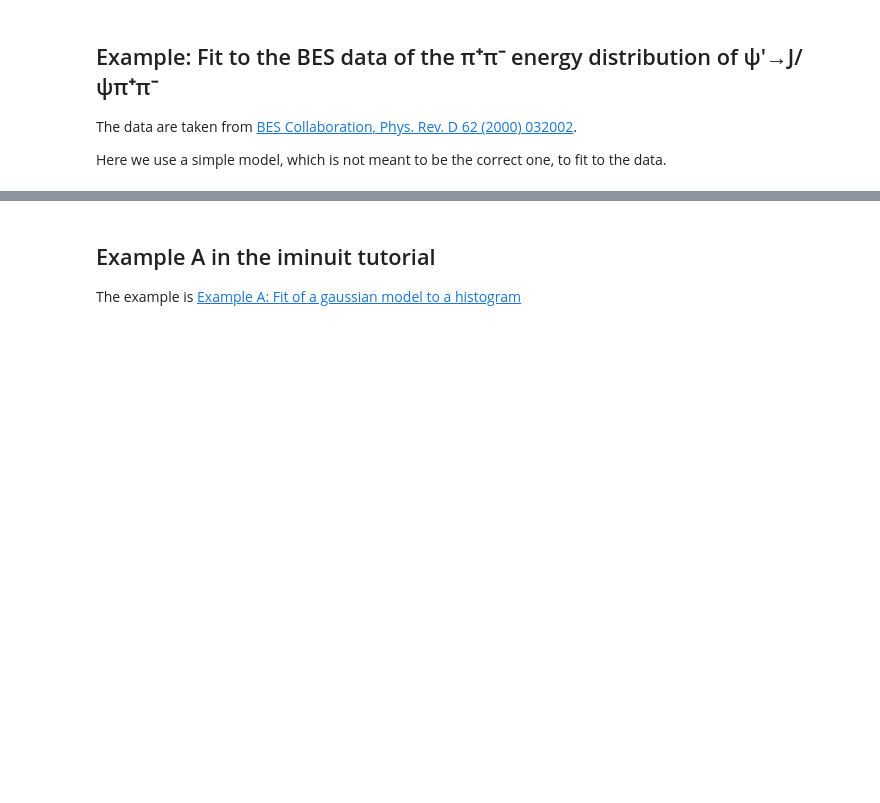
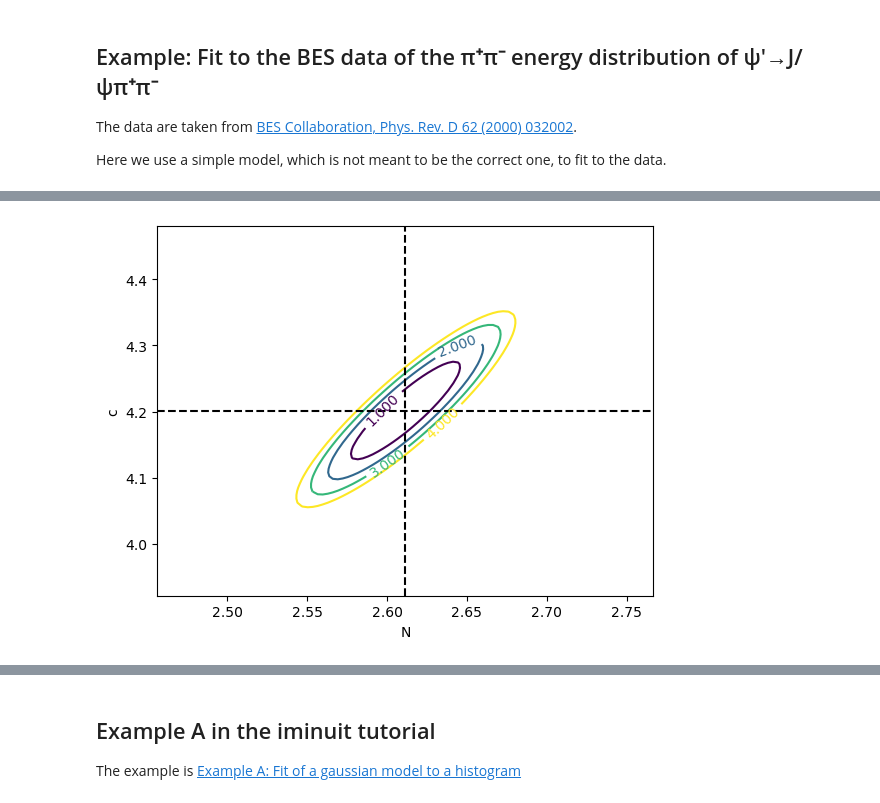
Before and after one commit to fkguo/IMinuit.jl, a Jupyter notebook: docs/example.ipynb, the cells around one changed output, grey strips where cells are left out. Cells and saved outputs as stored; diff of their text form; code cells hidden in the pictures; blank space fills up the shorter version.

```diff
--- a/docs/example.ipynb
+++ b/docs/example.ipynb
@@ -118,0 +142,5 @@ Closest candidates are:
+# %%
+# MIGRAD contour of two parameters with the other ones fixed
+fit.draw_contour(:N, :c, bound=3, bins=100);
+# %% [output]
+[figure, added]
```
Also changed, not shown: parts of 21 cells of this notebook, 2 other files.
